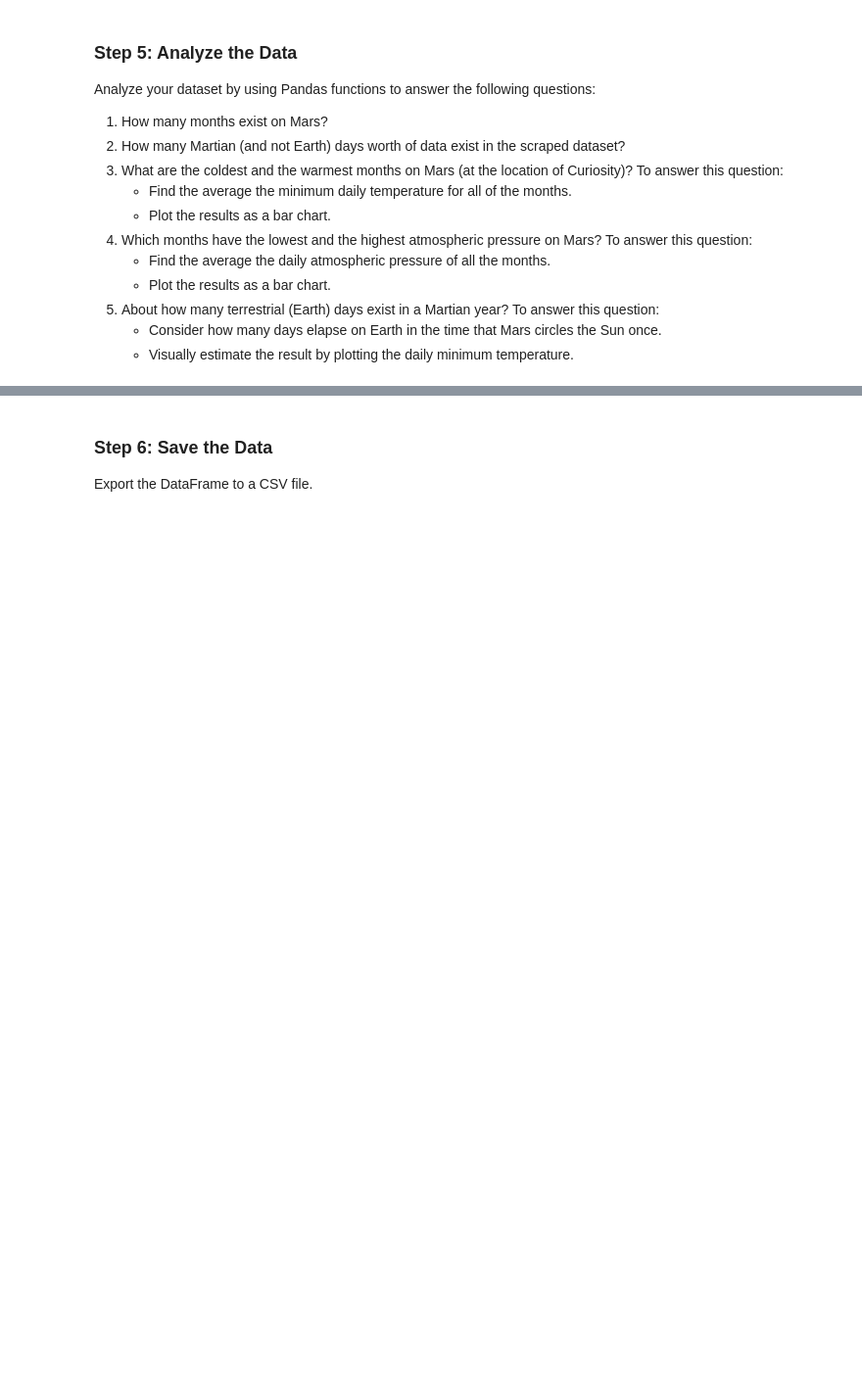
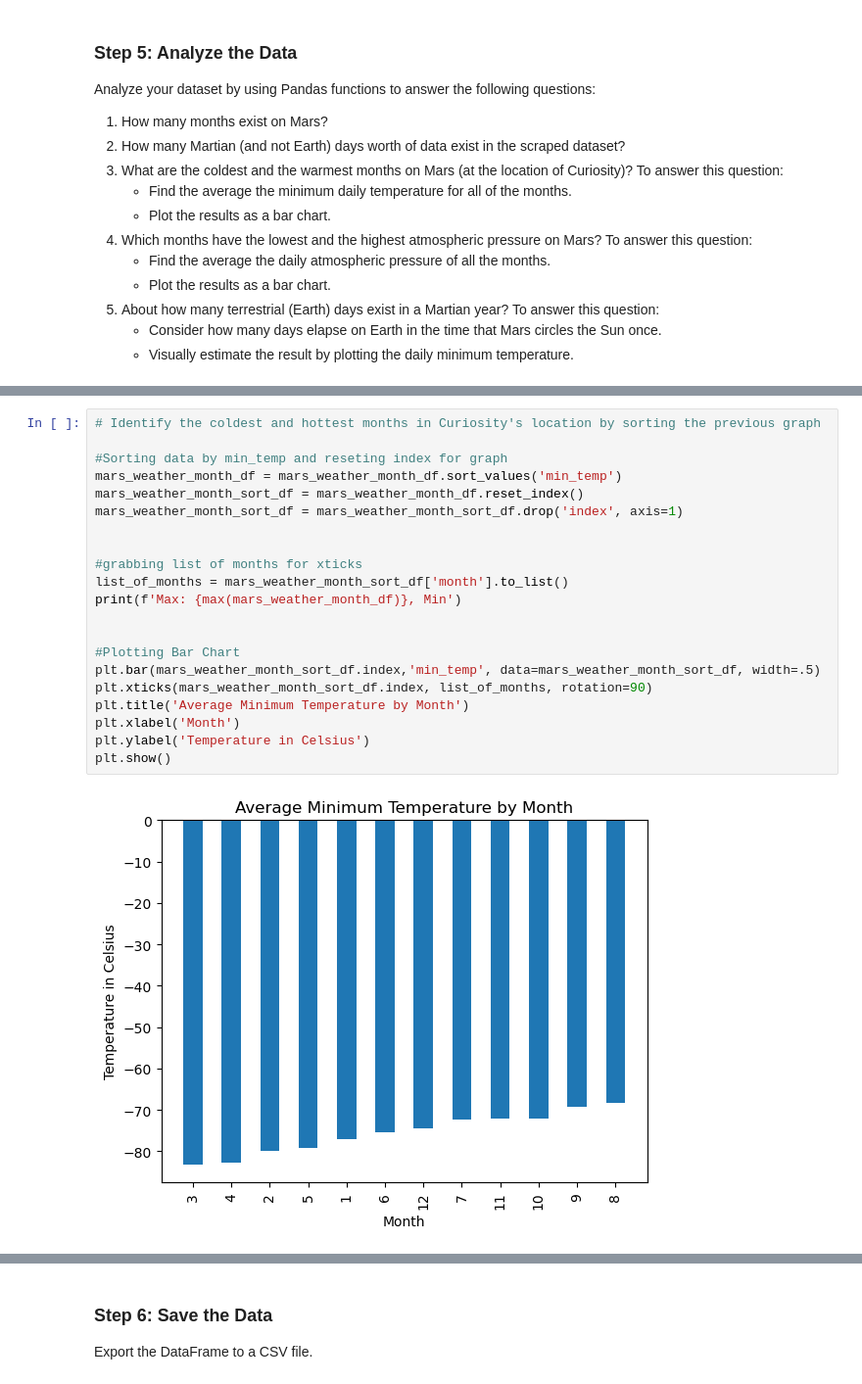
Before and after one commit to derekdbates/web_scraping-challenge, a Jupyter notebook: Starter_Code/part_2_mars_weather.ipynb, the cells around one changed output, grey strips where cells are left out. Shown: that part at 98% size. Drawn from its saved outputs; the diff is of its cells as text; blank space fills up the shorter version.

```diff
--- a/Starter_Code/part_2_mars_weather.ipynb
+++ b/Starter_Code/part_2_mars_weather.ipynb
@@ -152,2 +160,25 @@ Name: min_temp, dtype: float64
+# %%
+# Identify the coldest and hottest months in Curiosity's location by sorting the previous graph
+
+#Sorting data by min_temp and reseting index for graph
+mars_weather_month_df = mars_weather_month_df.sort_values('min_temp')
+mars_weather_month_sort_df = mars_weather_month_df.reset_index()
+mars_weather_month_sort_df = mars_weather_month_sort_df.drop('index', axis=1)
+
+
+#grabbing list of months for xticks
+list_of_months = mars_weather_month_sort_df['month'].to_list()
+print(f'Max: {max(mars_weather_month_df)}, Min')
+
+
+#Plotting Bar Chart
+plt.bar(mars_weather_month_sort_df.index,'min_temp', data=mars_weather_month_sort_df, width=.5)
+plt.xticks(mars_weather_month_sort_df.index, list_of_months, rotation=90)
+plt.title('Average Minimum Temperature by Month')
+plt.xlabel('Month')
+plt.ylabel('Temperature in Celsius')
+plt.show()
+# %% [output]
+[figure, added]
 # %%
 # 4. What is the average pressure by month?
```
Also changed, not shown: parts of 21 cells of this notebook, 1 other file.
